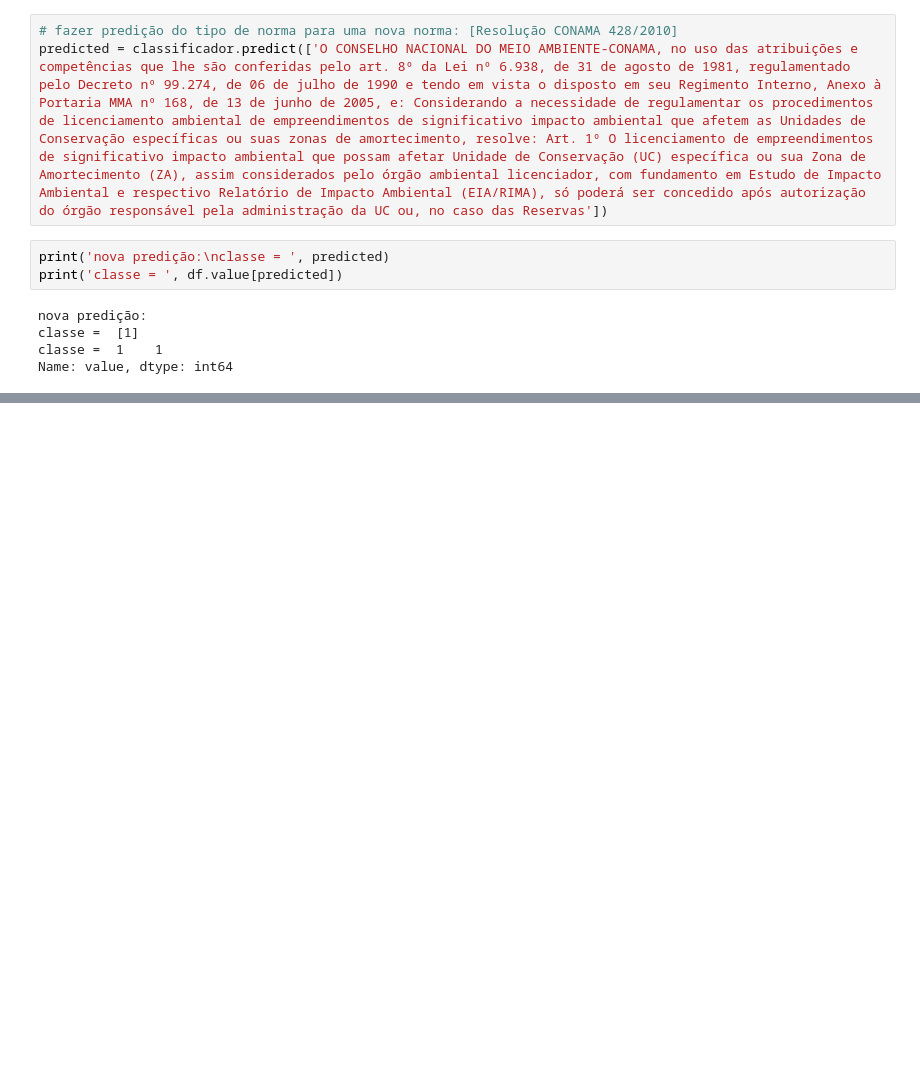
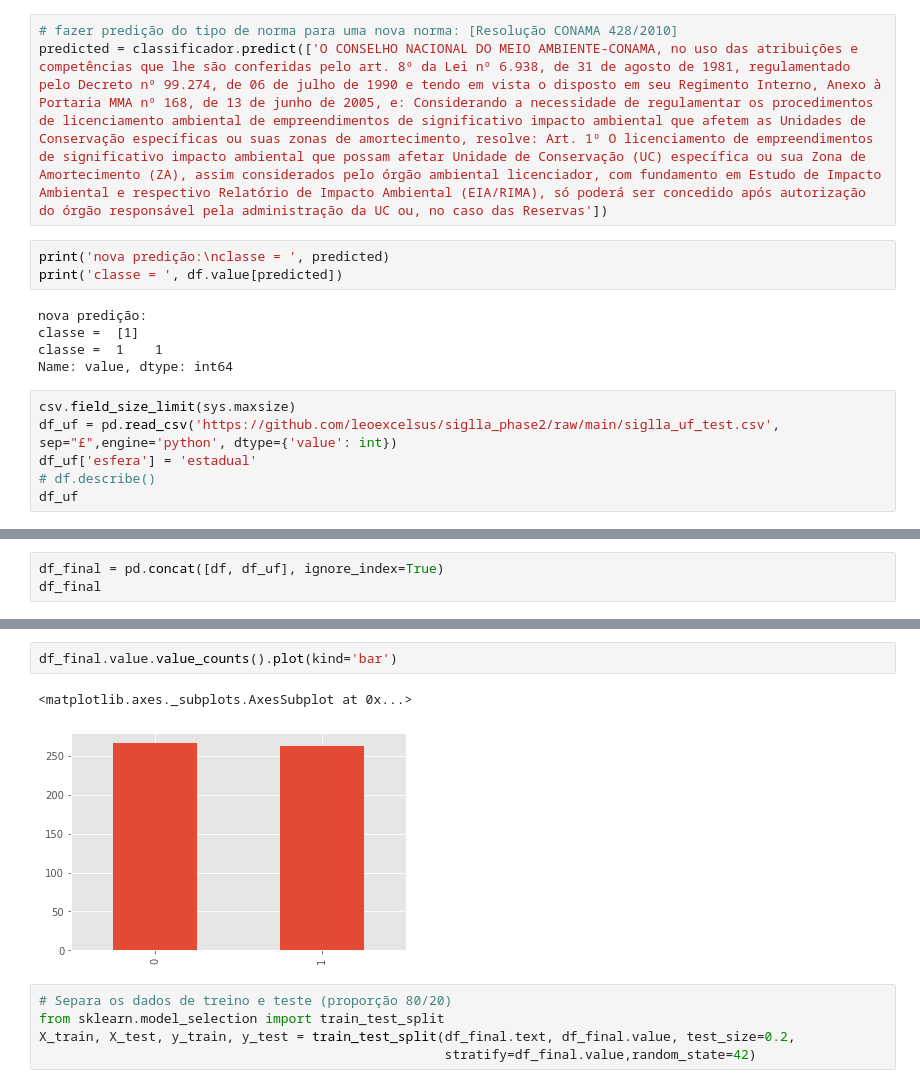
Before and after one commit to leoexcelsus/siglla_phase2, a Jupyter notebook: siglla.ipynb, the cells around one changed output, grey strips where cells are left out. Cells and saved outputs as stored; diff of their text form; blank space fills up the shorter version.

```diff
--- a/siglla.ipynb
+++ b/siglla.ipynb
@@ -174,3 +203,9 @@ nova predição:
 classe =  [1]
 classe =  1    1
 Name: value, dtype: int64
+# %%
+csv.field_size_limit(sys.maxsize)
+df_uf = pd.read_csv('https://github.com/leoexcelsus/siglla_phase2/raw/main/siglla_uf_test.csv', sep="£",engine='python', dtype={'value': int})
+df_uf['esfera'] = 'estadual'
+# df.describe()
+df_uf
@@ -176,0 +226,3 @@ Name: value, dtype: int64
+# %%
+df_final = pd.concat([df, df_uf], ignore_index=True)
+df_final
@@ -176,0 +243,10 @@ Name: value, dtype: int64
+# %%
+df_final.value.value_counts().plot(kind='bar')
+# %% [output]
+<matplotlib.axes._subplots.AxesSubplot at 0x...>
+[figure, added]
+# %%
+# Separa os dados de treino e teste (proporção 80/20)
+from sklearn.model_selection import train_test_split
+X_train, X_test, y_train, y_test = train_test_split(df_final.text, df_final.value, test_size=0.2,
+                                                    stratify=df_final.value,random_state=42)
```
Also changed, not shown: parts of 21 cells of this notebook.
